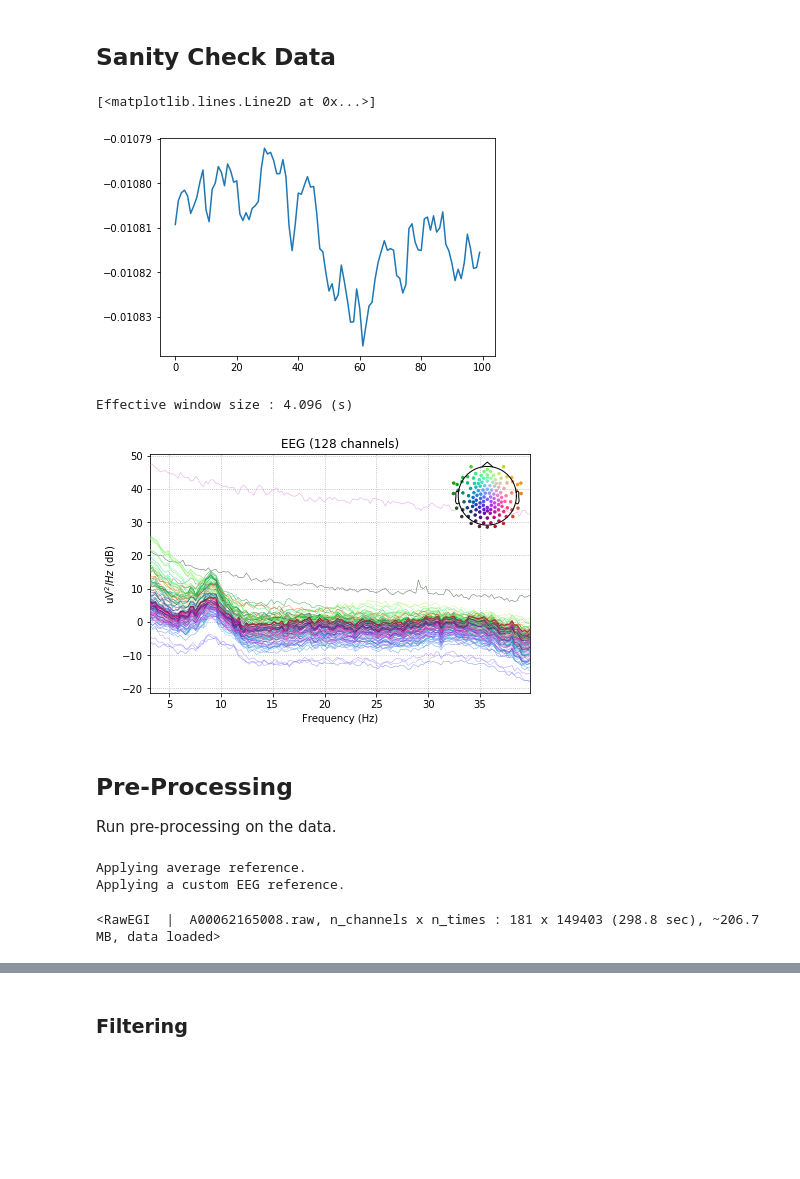
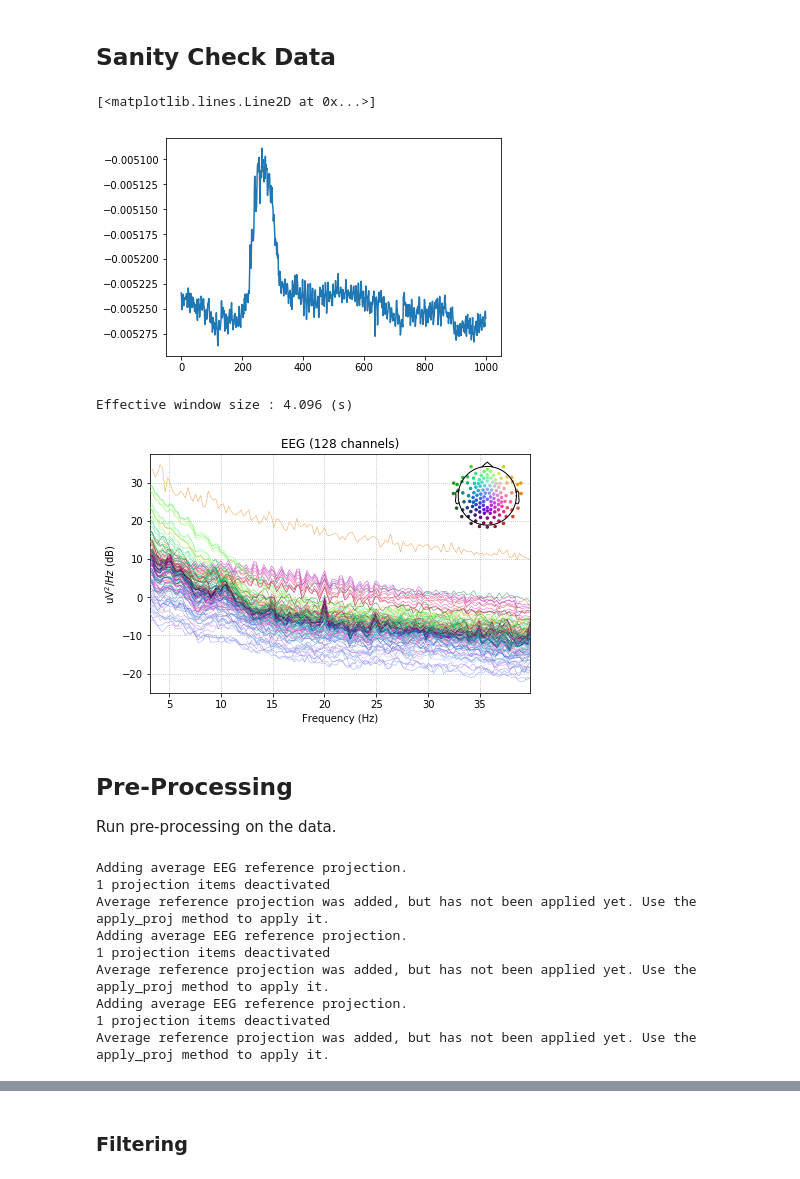
Before and after one commit to TomDonoghue/HyperEEG, a Jupyter notebook: notebooks/01-EEGProcessing.ipynb, the cells around one changed output, grey strips where cells are left out. Cells and saved outputs as stored; diff of their text form; code cells hidden in the pictures; blank space fills up the shorter version.

Commit message:
Update for all task blocks

```diff
--- a/notebooks/01-EEGProcessing.ipynb
+++ b/notebooks/01-EEGProcessing.ipynb
@@ -62,11 +64,11 @@ MIPDB Link: http://fcon_1000.projects.nitrc.org/indi/cmi_eeg/
 EEG Data Link: http://fcon_1000.projects.nitrc.org/indi/cmi_eeg/eeg.html
 # %%
 # Set data path
-dat_path = '/Users/tom/Desktop/HyperEEG_Project/Data/'
+dat_path = '/Users/jarrodmhicks/Desktop/'
 # ToDo: general stuff to get a list of available subjects
 # %%
 # Set subject to load
-sub_num = 'A00062165'
+sub_num = 'A00054023'
 subj_path = os.path.join(dat_path, sub_num, 'EEG', 'raw', 'raw_format')
 # %%
 # Get list of subject files
@@ -77,5 +79,14 @@ subj_files = [file for file in subj_files if 'A0' in file]
 # %%
 # Get specific block
 #  Note: want to start with contrast change detection: '006', 008', '010'
-f_type = '08'
-cur_eeg_file = get_files(subj_files, f_type)
+f_type = ['06', '08', '10']
+block_objects = []
+for f_num in f_type:
+    try:
+        cur_eeg_file = get_files(subj_files, f_num)
+        block_objects.append(mne.io.read_raw_egi(os.path.join(subj_path, cur_eeg_file), preload=True))
+    except:
+        pass
+
+if len(block_objects) == 0:
+    raise ValueError('There are no valid blocks for this subject.')
@@ -128,16 +160,16 @@ raw.plot_sensors(show_names=True, axes=ax);
 ## Sanity Check Data
 # %%
 # Print out a small snippet of data
-plt.plot(raw._data[0, 0:100])
+plt.plot(block_objects[0]._data[0, 0:1000])
 # %% [output]
 [<matplotlib.lines.Line2D at 0x...>]
-[figure, old version]
+[figure, new version]
 # %%
 # Check the power spectrum of each channel
-raw.plot_psd(tmin=10, fmin=3, fmax=40);
+block_objects[0].plot_psd(tmin=10, fmin=3, fmax=40);
 # %% [output]
 Effective window size : 4.096 (s)
-[figure, old version]
+[figure, new version]
 # %%
 #raw.plot_psd_topo();
 # %% [markdown]
@@ -149,7 +181,14 @@ Run pre-processing on the data.
 # %%
 # Referencing
-raw.set_eeg_reference()
+for raw in block_objects:
+    raw.set_eeg_reference(ref_channels='average', projection=True)
 # %% [output]
-Applying average reference.
-Applying a custom EEG reference.
+Adding average EEG reference projection.
+1 projection items deactivated
+Average reference projection was added, but has not been applied yet. Use the apply_proj method to apply it.
+Adding average EEG reference projection.
+1 projection items deactivated
+Average reference projection was added, but has not been applied yet. Use the apply_proj method to apply it.
+Adding average EEG reference projection.
+1 projection items deactivated
+Average reference projection was added, but has not been applied yet. Use the apply_proj method to apply it.
-<RawEGI  |  A00062165008.raw, n_channels x n_times : 181 x 149403 (298.8 sec), ~206.7 MB, data loaded>
```
Also changed, not shown: parts of 48 cells of this notebook.
